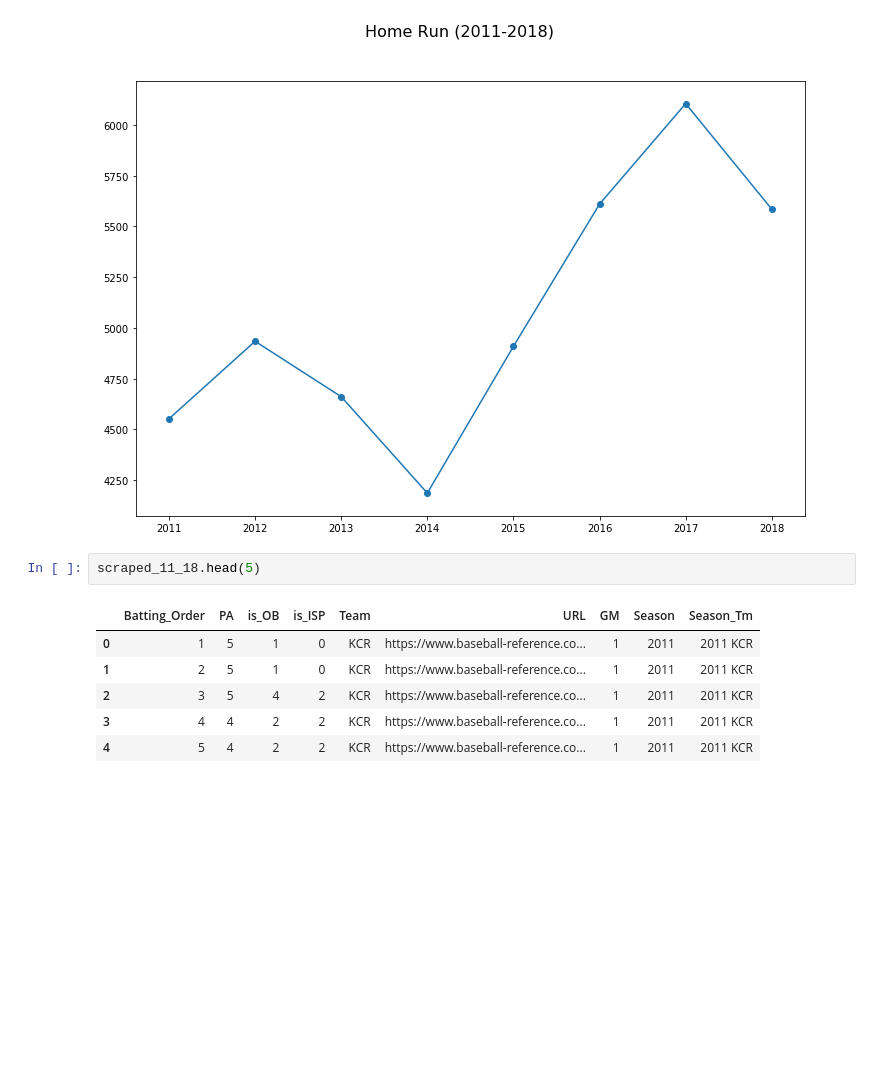
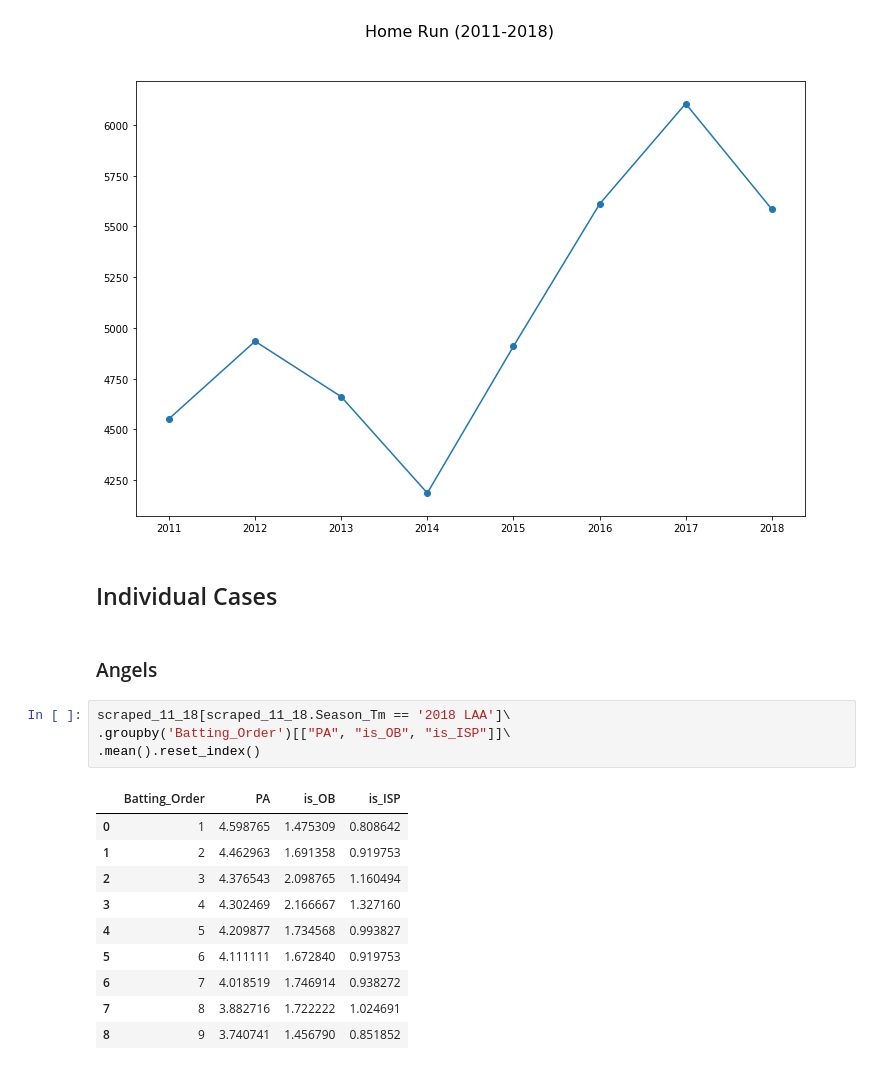
Before and after one commit to xulianrenzoku/battingorder, a Jupyter notebook: batting_order_trend_analysis.ipynb, the cells around one changed output. Cells and saved outputs as stored; diff of their text form; blank space fills up the shorter version.

Commit message:
Add individual cases

```diff
--- a/batting_order_trend_analysis.ipynb
+++ b/batting_order_trend_analysis.ipynb
@@ -404,12 +404,22 @@ plt.suptitle(f'Home Run (2011-2018)\n', fontsize=16)
 # %% [output]
 Text(0.5, 0.98, 'Home Run (2011-2018)\n')
 [figure]
-# %%
-scraped_11_18.head(5)
-# %% [output]
-|  | Batting_Order | PA | is_OB | is_ISP | Team | URL | GM | Season | Season_Tm |
-| 0 | 1 | 5 | 1 | 0 | KCR | https://www.baseball-reference.co... | 1 | 2011 | 2011 KCR |
-| 1 | 2 | 5 | 1 | 0 | KCR | https://www.baseball-reference.co... | 1 | 2011 | 2011 KCR |
-| 2 | 3 | 5 | 4 | 2 | KCR | https://www.baseball-reference.co... | 1 | 2011 | 2011 KCR |
-| 3 | 4 | 4 | 2 | 2 | KCR | https://www.baseball-reference.co... | 1 | 2011 | 2011 KCR |
-| 4 | 5 | 4 | 2 | 2 | KCR | https://www.baseball-reference.co... | 1 | 2011 | 2011 KCR |
+# %% [markdown]
+## Individual Cases
+# %% [markdown]
+### Angels
+# %%
+scraped_11_18[scraped_11_18.Season_Tm == '2018 LAA']\
+.groupby('Batting_Order')[["PA", "is_OB", "is_ISP"]]\
+.mean().reset_index()
+# %% [output]
+|  | Batting_Order | PA | is_OB | is_ISP |
+| 0 | 1 | 4.598765 | 1.475309 | 0.808642 |
+| 1 | 2 | 4.462963 | 1.691358 | 0.919753 |
+| 2 | 3 | 4.376543 | 2.098765 | 1.160494 |
+| 3 | 4 | 4.302469 | 2.166667 | 1.327160 |
+| 4 | 5 | 4.209877 | 1.734568 | 0.993827 |
+| 5 | 6 | 4.111111 | 1.672840 | 0.919753 |
+| 6 | 7 | 4.018519 | 1.746914 | 0.938272 |
+| 7 | 8 | 3.882716 | 1.722222 | 1.024691 |
+| 8 | 9 | 3.740741 | 1.456790 | 0.851852 |
```
Also changed, not shown: parts of 4 cells of this notebook.
